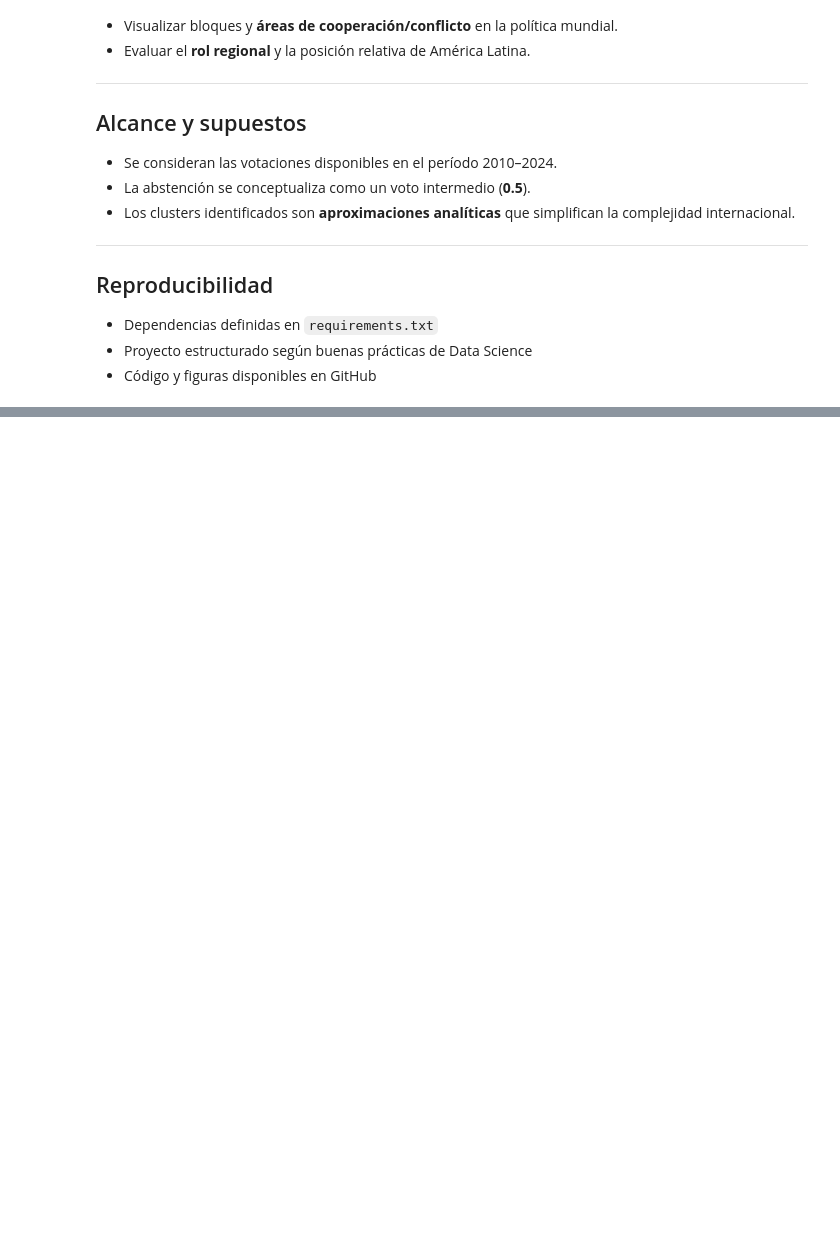
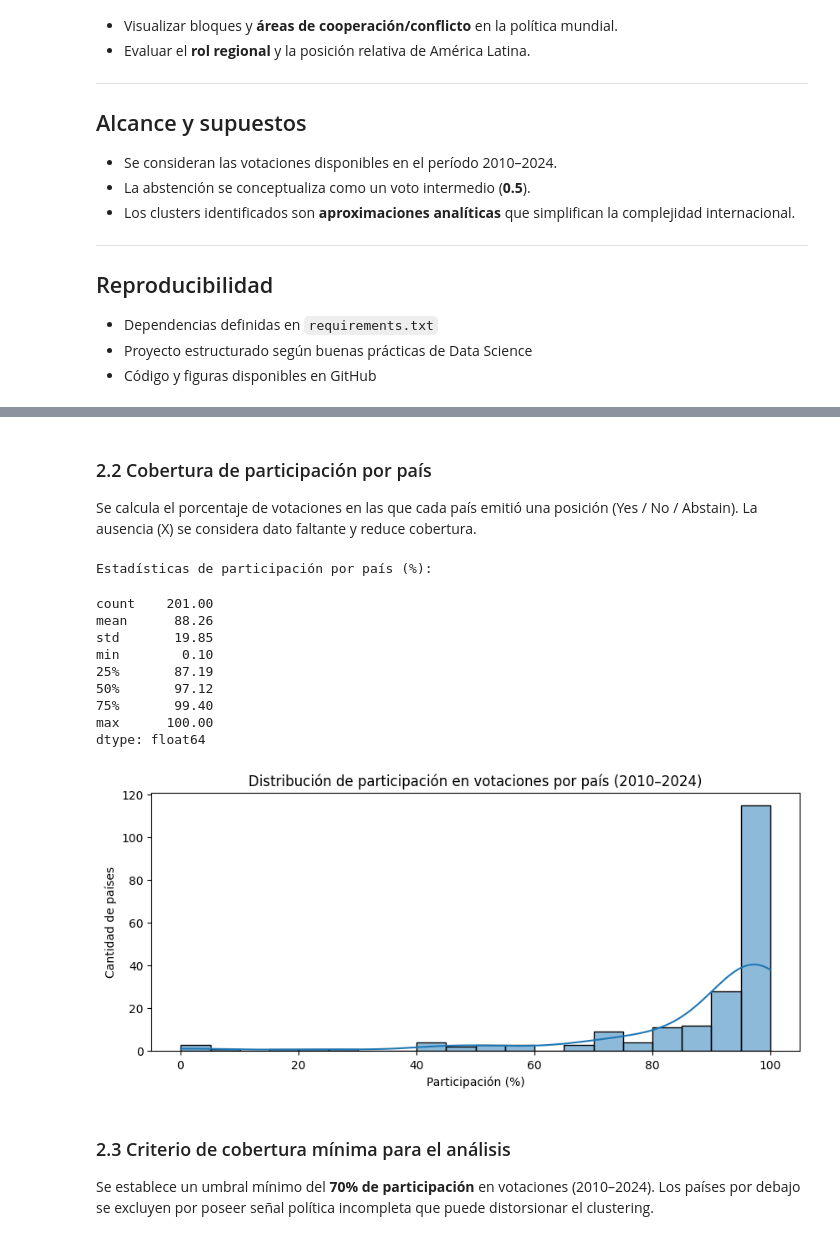
Before and after one commit to fernandezelias/UN_Voting_Clustering, a Jupyter notebook: un_votes_clustering.ipynb, the cells around one changed output, grey strips where cells are left out. Drawn from its saved outputs; the diff is of its cells as text; code cells hidden in the pictures; blank space fills up the shorter version.

```diff
--- a/un_votes_clustering.ipynb
+++ b/un_votes_clustering.ipynb
@@ -101,0 +341,14 @@ plt.rcParams['figure.figsize'] = (10, 6)
+# %%
+# --- Codificación de votos ---
+vote_map = {
+    'Y': 1.0,   # Yes
+   'A': 0.5,   # Abstain
+    'N': 0.0,   # No
+    'X': np.nan # Absent / Not voting (se trata como dato faltante)
+}
+
+df_long['vote_num'] = df_long['vote'].map(vote_map)
+
+# Verificación de la codificación
+display(df_long[['vote', 'vote_num']].head())
+print("Valores únicos en 'vote_num':", df_long['vote_num'].unique().tolist())
@@ -101,0 +397,13 @@ plt.rcParams['figure.figsize'] = (10, 6)
+# %%
+# --- Construcción de la matriz país–resolución ---
+# Cada fila representa un país y cada columna una resolución.
+# Los valores corresponden a la codificación numérica del voto (1=Yes, 0.5=Abstain, 0=No, NaN=Ausente).
+
+votes_matrix = df_long.pivot_table(
+    values='vote_num',
+    index='country',
+    columns='Resolution'
+)
+
+print("Dimensiones de la matriz país–resolución:", votes_matrix.shape)
+votes_matrix.head()
@@ -101,0 +420,37 @@ plt.rcParams['figure.figsize'] = (10, 6)
+# %% [markdown]
+### 2.2 Cobertura de participación por país
+
+Se calcula el porcentaje de votaciones en las que cada país emitió una posición (Yes / No / Abstain). La ausencia (X) se considera dato faltante y reduce cobertura.
+# %%
+# --- Cobertura de participación por país ---
+# Mayor proporción de NaNs = menor participación en votaciones → posible efecto negativo en el clustering
+
+missing_by_country = (votes_matrix.isnull().mean(axis=1) * 100).round(2)
+coverage = 100 - missing_by_country  # participación efectiva por país (%)
+
+print("Estadísticas de participación por país (%):")
+display(coverage.describe().round(2))
+
+# Distribución visual
+plt.figure(figsize=(10,4))
+sns.histplot(coverage, bins=20, kde=True)
+plt.title("Distribución de participación en votaciones por país (2010–2024)")
+plt.xlabel("Participación (%)")
+plt.ylabel("Cantidad de países")
+plt.show()
+# %% [output]
+Estadísticas de participación por país (%):
+count    201.00
+mean      88.26
+std       19.85
+min        0.10
+25%       87.19
+50%       97.12
+75%       99.40
+max      100.00
+dtype: float64
+[figure, added]
+# %% [markdown]
+### 2.3 Criterio de cobertura mínima para el análisis
+
+Se establece un umbral mínimo del **70% de participación** en votaciones (2010–2024). Los países por debajo se excluyen por poseer señal política incompleta que puede distorsionar el clustering.
```
Also changed, not shown: parts of 36 cells of this notebook.
